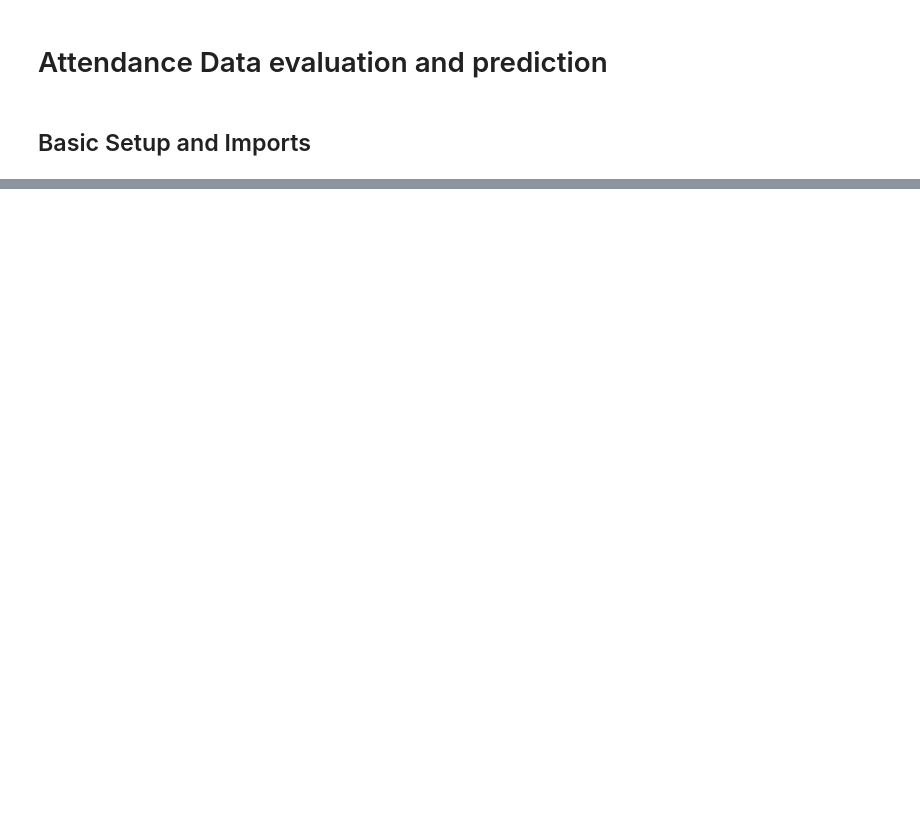
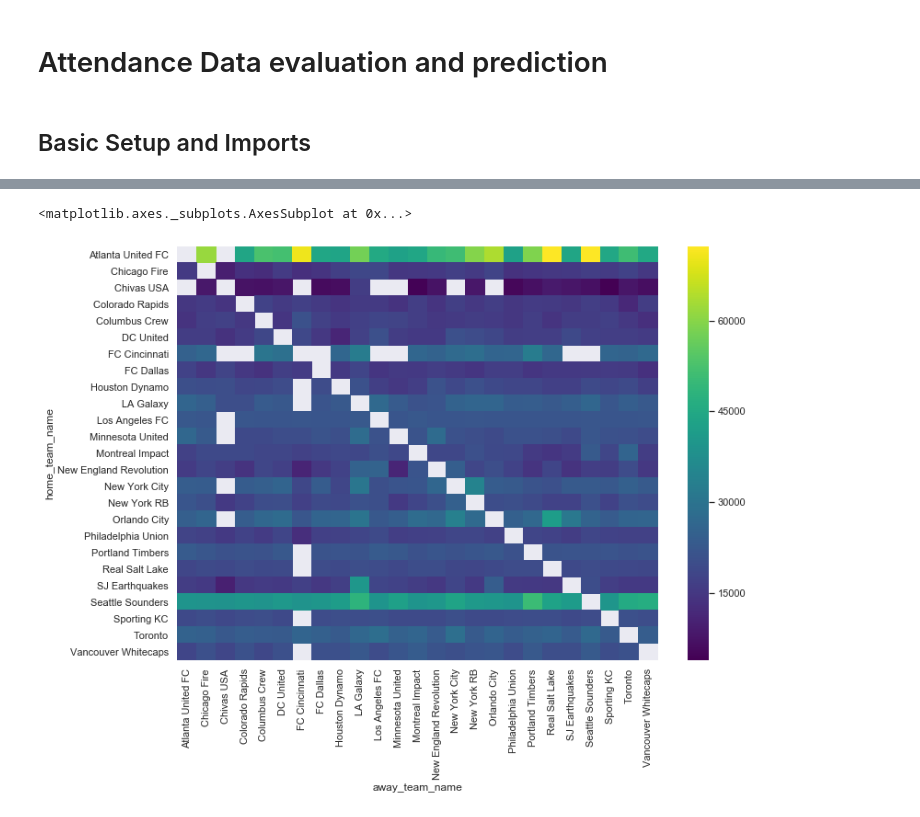
Before and after one commit to novgreenc/SportsDataStudyGroup, a Jupyter notebook: Notebooks/Attendance.ipynb, the cells around one changed output, grey strips where cells are left out. Cells and saved outputs as stored; diff of their text form; code cells hidden in the pictures; blank space fills up the shorter version.

Commit message:
Adding the output of session 3 to the Attendance notebook

```diff
--- a/Notebooks/Attendance.ipynb
+++ b/Notebooks/Attendance.ipynb
@@ -27,0 +16,9 @@ games_h2h_2019.head(10)
+# %%
+games_h2h_2019 = pd.read_csv('Data/usa-mls-matches-2019-to-2019-stats.csv')
+games_h2h_2018 = pd.read_csv('Data/usa-mls-matches-2018-to-2018-stats.csv')
+games_h2h_2017 = pd.read_csv('Data/usa-mls-matches-2017-to-2017-stats.csv')
+games_h2h_2016 = pd.read_csv('Data/usa-mls-matches-2016-to-2016-stats.csv')
+games_h2h_2015 = pd.read_csv('Data/usa-mls-matches-2015-to-2015-stats.csv')
+games_h2h_2014 = pd.read_csv('Data/usa-mls-matches-2014-to-2014-stats.csv')
+games_h2h_2013 = pd.read_csv('Data/usa-mls-matches-2013-to-2013-stats.csv')
+games_h2h_combined = games_h2h_2019.append(games_h2h_2018).append(games_h2h_2017).append(games_h2h_2016).append(games_h2h_2015).append(games_h2h_2014).append(games_h2h_2013)
@@ -27,0 +56,7 @@ games_h2h_2019.head(10)
+# %%
+table = pd.pivot_table(games_h2h_combined, values='attendance', index='home_team_name', columns=['away_team_name'], aggfunc=np.mean)
+sns.set(rc={'figure.figsize':(11.7,8.27)})
+sns.heatmap(table, cmap='viridis')
+# %% [output]
+<matplotlib.axes._subplots.AxesSubplot at 0x...>
+[figure, added]
```
Also changed, not shown: parts of 10 cells of this notebook.
